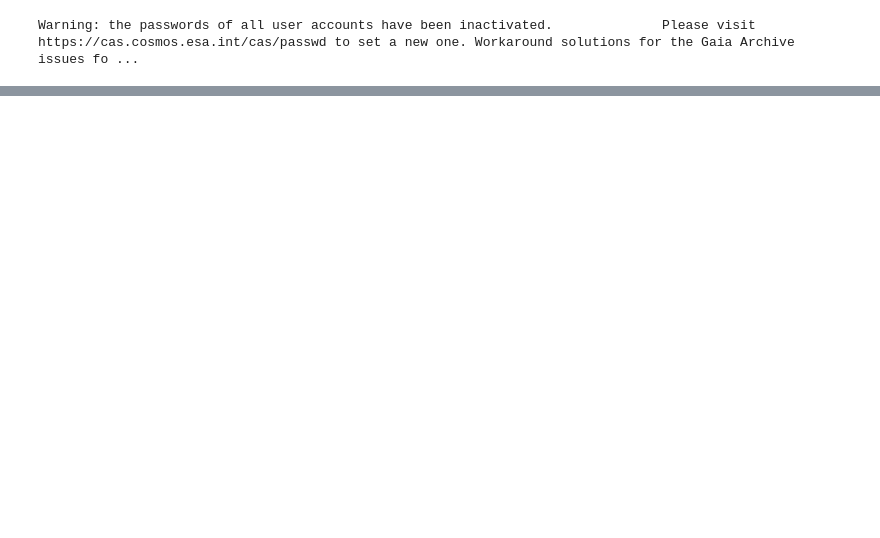
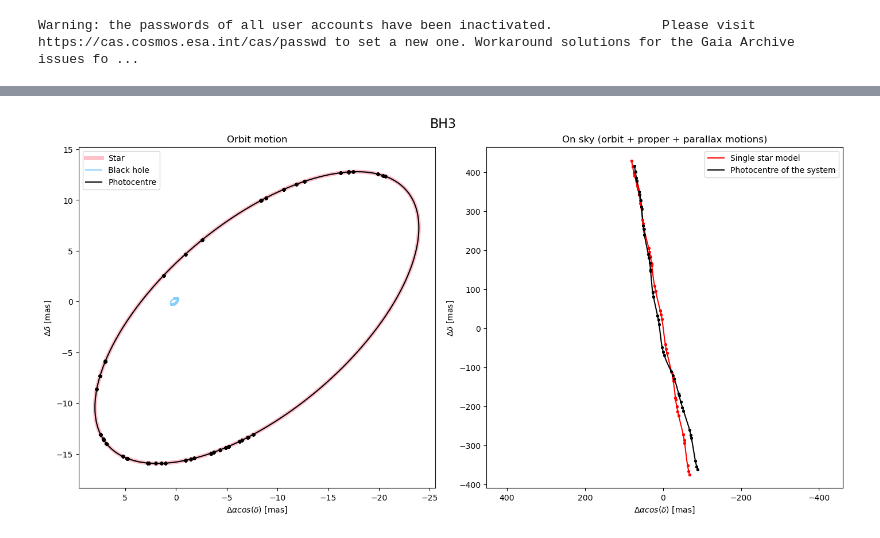
Before and after one commit to katsivkova/simbinary, a Jupyter notebook: examples/example.ipynb, the cells around one changed output, grey strips where cells are left out. Drawn from its saved outputs; the diff is of its cells as text; code cells hidden in the pictures; blank space fills up the shorter version.

```diff
--- a/examples/example.ipynb
+++ b/examples/example.ipynb
@@ -96,0 +99,18 @@ Text(0, 0.5, 'Along scan, [mas]')
+# %%
+params = {'Object': 'BH3', #simbad resolved name
+ 'id3': str(4318465066420528000), #if no gaia resolved name, write gaia dr3 id here
+ 'type': 'BH', # can be 'binary' or 'BH'
+ 'P': 4253.1,
+ 'a': 27.39,
+ 'e': 0.7291,
+ 'i': 110.580,
+ 'Omega': 136.236,
+ 'w': 77.34,
+ 'T0': 2458177.39,
+ 'q': 43.0263,
+ 'pll': 1.6933
+}
+
+sb = SimBinary(params, DataRelease = 4) # DataRelease from 1 to 5
+
+sim_astrometry = sb.get_dataframe() # a dataframe with Gaia-like data
@@ -96,0 +125,4 @@ Text(0, 0.5, 'Along scan, [mas]')
+# %%
+sb.Plot(Npoints=500)
+# %% [output]
+[figure, added]
```
Also changed, not shown: parts of 11 cells of this notebook, 2 other files.
